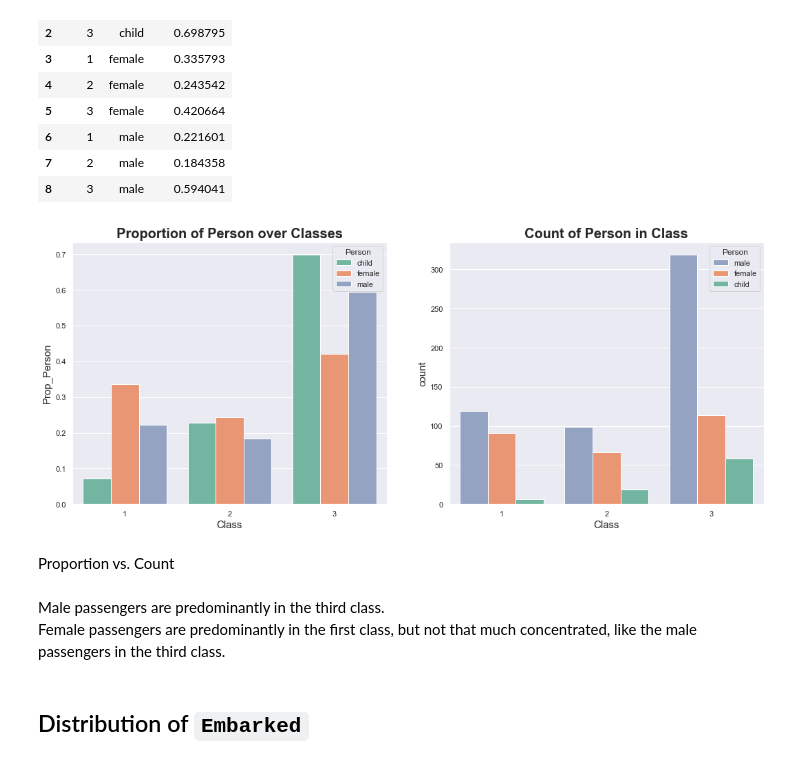
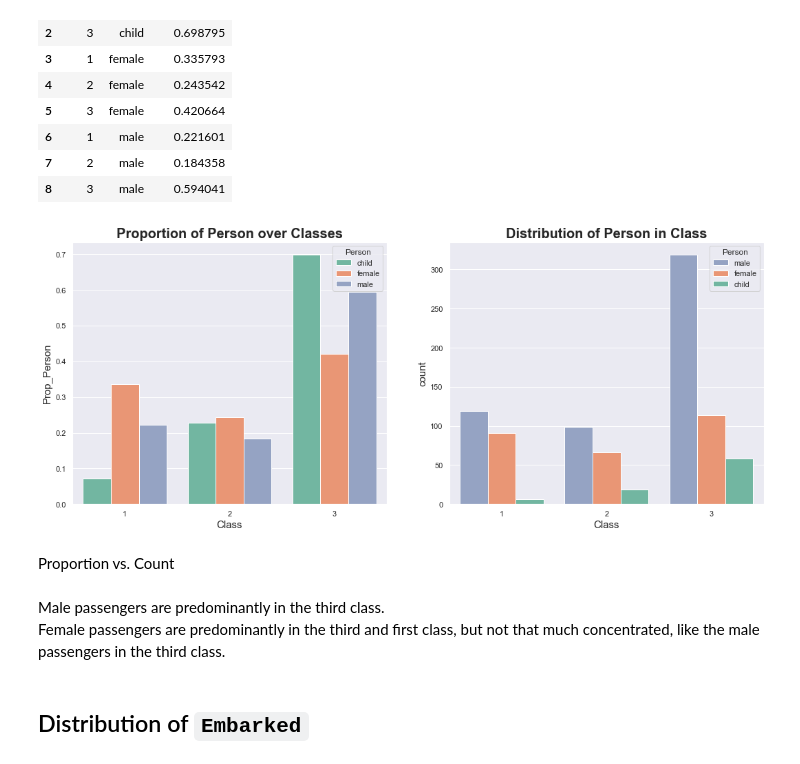
Before and after one commit to enricogoerlitz/Data-Analysis, a Jupyter notebook: 01_Titanic_Hello_World/notebook/notebook1.ipynb, the cells around one changed output. Drawn from its saved outputs; the diff is of its cells as text; code cells hidden in the pictures.

```diff
--- a/01_Titanic_Hello_World/notebook/notebook1.ipynb
+++ b/01_Titanic_Hello_World/notebook/notebook1.ipynb
@@ -388,22 +388,22 @@ con_table_class_person_unpvt
 # %%
 fig, axes = plt.subplots(nrows=1, ncols=2, figsize=(18, 7))
 ax1, ax2 = axes
 
 cmap = {
     "child": "C0",
     "female": "C1",
     "male": "C2"
 }
 
 sns.barplot(x=CLASS, y="Prop_Person", data=con_table_class_person_unpvt, hue=PERSON, ax=ax1, palette=cmap).set(title="Proportion of Person over Classes")
-sns.countplot(x=CLASS, data=df_cleaned, hue=PERSON, ax=ax2, palette=cmap).set(title="Count of Person in Class");
+sns.countplot(x=CLASS, data=df_cleaned, hue=PERSON, ax=ax2, palette=cmap).set(title="Distribution of Person in Class");
 # %% [output]
-[figure, old version]
+[figure, new version]
 # %% [markdown]
 Proportion vs. Count <br/>
 <br/>
 Male passengers are predominantly in the third class. <br/>
-Female passengers are predominantly in the first class, but not that much concentrated, like the male passengers in the third class.
+Female passengers are predominantly in the third and first class, but not that much concentrated, like the male passengers in the third class.
 # %% [markdown]
 ## Distribution of `Embarked`
 # %%
```
Also changed, not shown: parts of 68 cells of this notebook, 2 other files.
